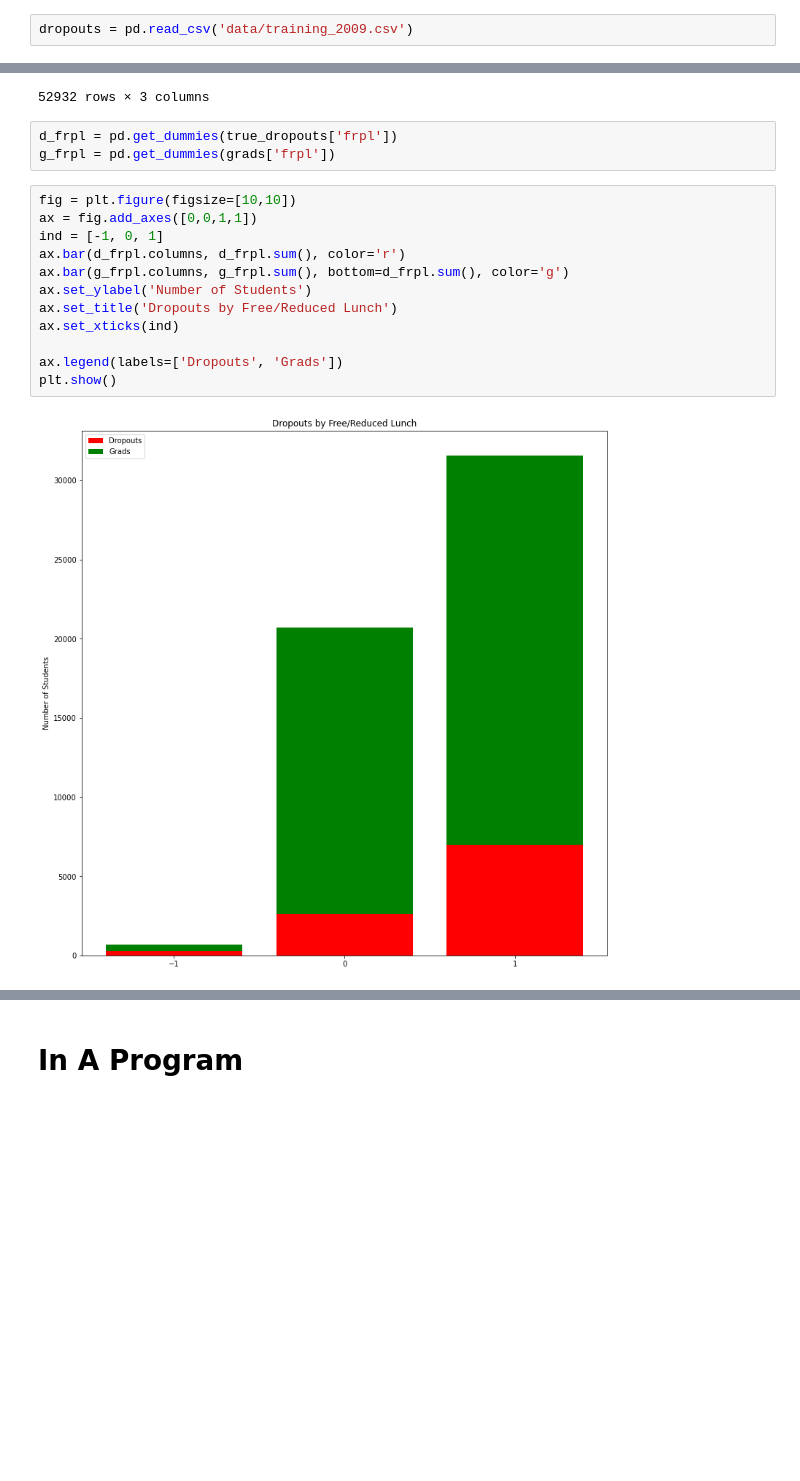
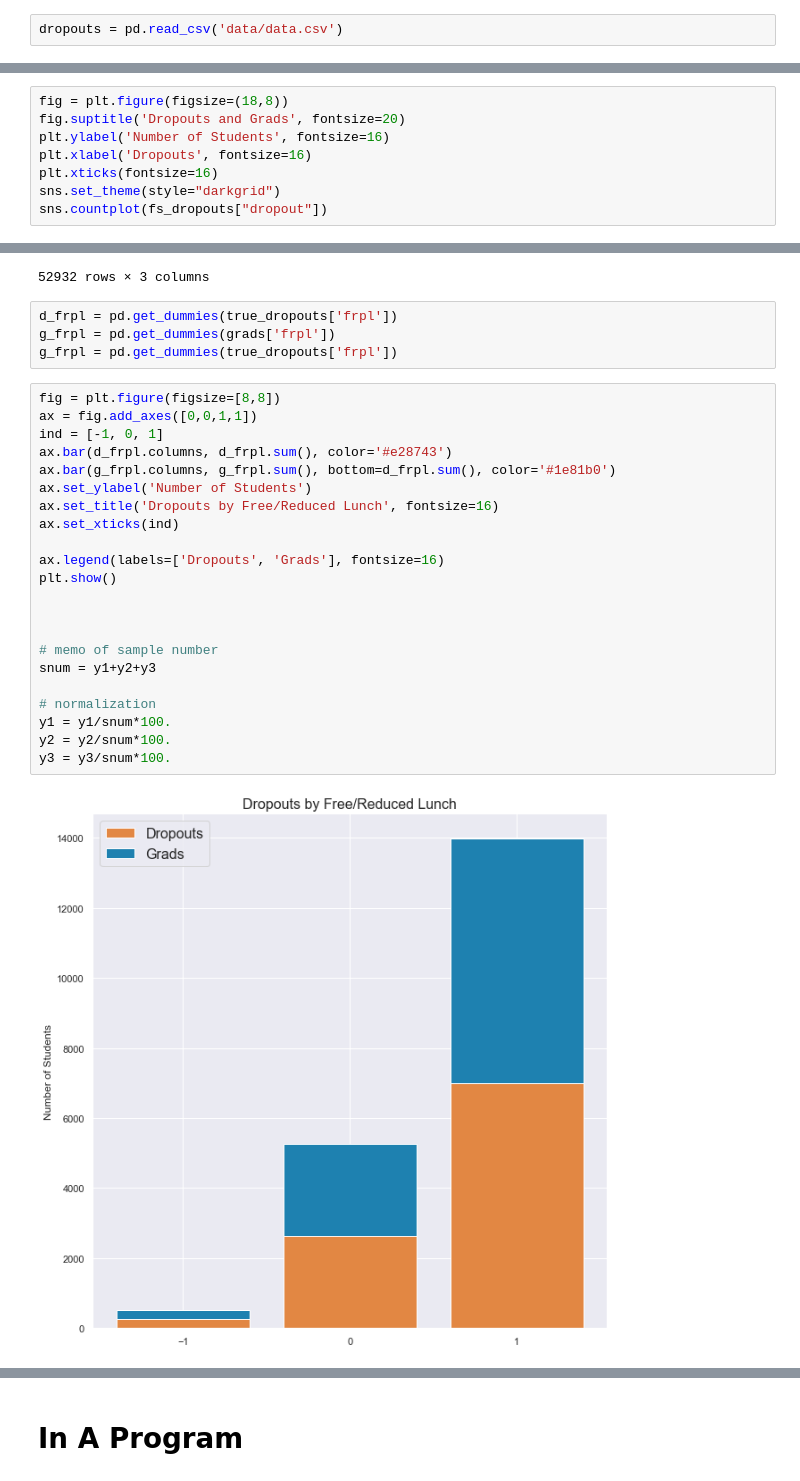
Before and after one commit to smileyfresh/dropout_predicting, a Jupyter notebook: Data Exploring.ipynb, the cells around one changed output, grey strips where cells are left out. Drawn from its saved outputs; the diff is of its cells as text; blank space fills up the shorter version.

```diff
--- a/Data Exploring.ipynb
+++ b/Data Exploring.ipynb
@@ -6,7 +6,7 @@ import matplotlib.pyplot as plt
 
 %matplotlib inline
 # %%
-dropouts = pd.read_csv('data/training_2009.csv')
+dropouts = pd.read_csv('data/data.csv')
 # %%
 dropouts
 # %% [output]
@@ -171,0 +163,8 @@ fs_dropouts['dropout'].value_counts()[1]/len(fs_dropouts['dropout'])
+# %%
+fig = plt.figure(figsize=(18,8))
+fig.suptitle('Dropouts and Grads', fontsize=20)
+plt.ylabel('Number of Students', fontsize=16)
+plt.xlabel('Dropouts', fontsize=16)
+plt.xticks(fontsize=16)
+sns.set_theme(style="darkgrid")
+sns.countplot(fs_dropouts["dropout"])
@@ -1155,17 +1148,28 @@ free_red_lunch
 # %%
 d_frpl = pd.get_dummies(true_dropouts['frpl'])
 g_frpl = pd.get_dummies(grads['frpl'])
+g_frpl = pd.get_dummies(true_dropouts['frpl'])
 # %%
-fig = plt.figure(figsize=[10,10])
+fig = plt.figure(figsize=[8,8])
 ax = fig.add_axes([0,0,1,1])
 ind = [-1, 0, 1]
-ax.bar(d_frpl.columns, d_frpl.sum(), color='r')
-ax.bar(g_frpl.columns, g_frpl.sum(), bottom=d_frpl.sum(), color='g')
+ax.bar(d_frpl.columns, d_frpl.sum(), color='#e28743')
+ax.bar(g_frpl.columns, g_frpl.sum(), bottom=d_frpl.sum(), color='#1e81b0')
 ax.set_ylabel('Number of Students')
-ax.set_title('Dropouts by Free/Reduced Lunch')
+ax.set_title('Dropouts by Free/Reduced Lunch', fontsize=16)
 ax.set_xticks(ind)
 
-ax.legend(labels=['Dropouts', 'Grads'])
+ax.legend(labels=['Dropouts', 'Grads'], fontsize=16)
 plt.show()
+
+
+
+# memo of sample number
+snum = y1+y2+y3
+
+# normalization
+y1 = y1/snum*100.
+y2 = y2/snum*100.
+y3 = y3/snum*100.
 # %% [output]
-[figure, old version]
+[figure, new version]
```
Also changed, not shown: parts of 47 cells of this notebook, 1 other file.
